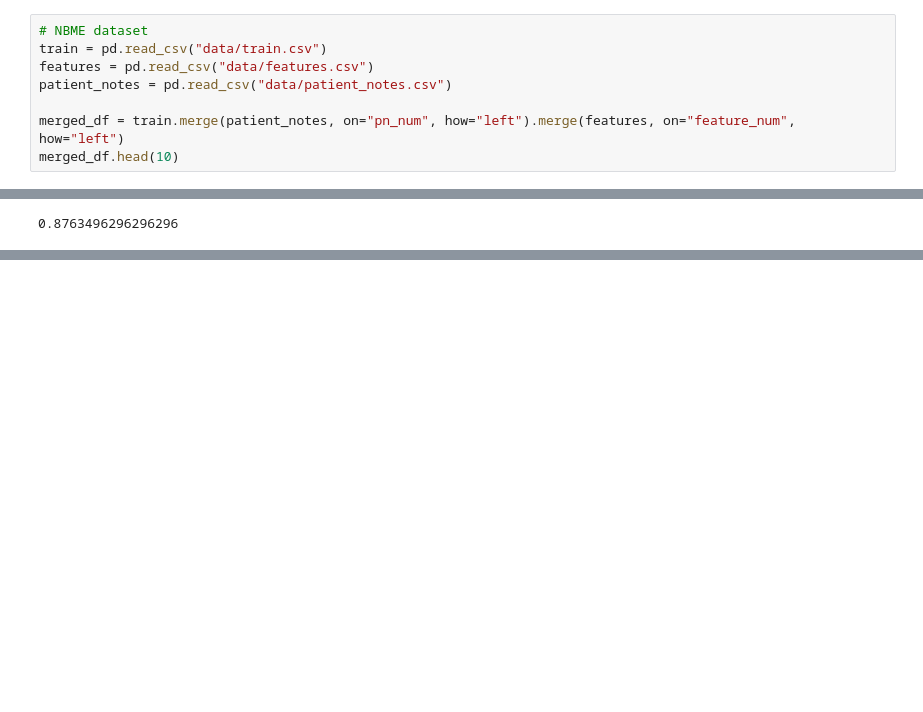
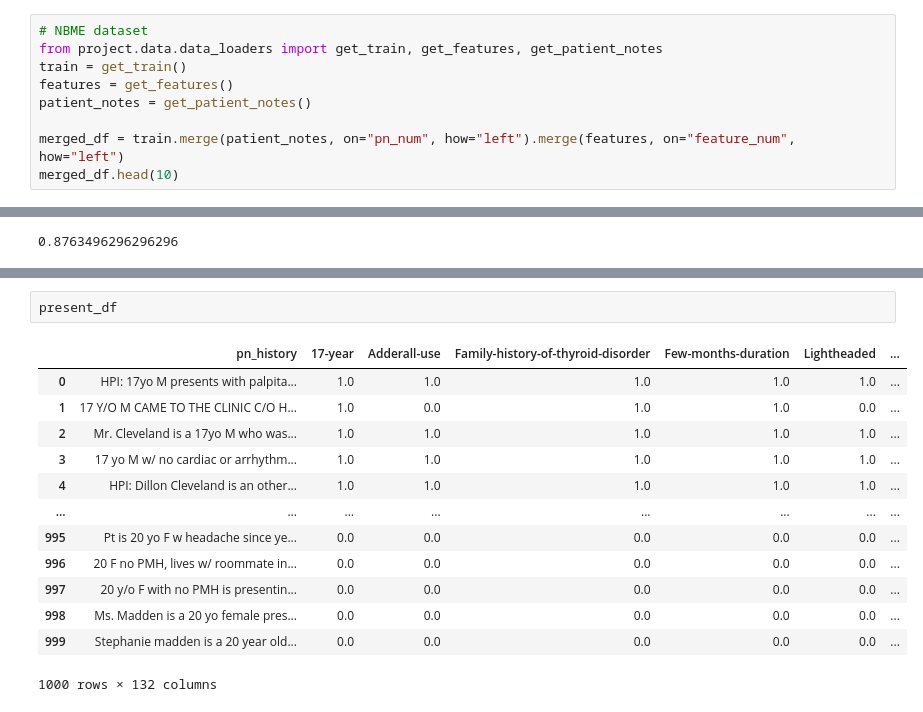
Before and after one commit to naveace/nbme_comp, a Jupyter notebook: src/project/experiments/EDA/EDA_Luke.ipynb, the cells around one changed output, grey strips where cells are left out. Saved outputs shown, nothing was run; the diff lists cells and outputs as text; blank space fills up the shorter version.

```diff
--- a/src/project/experiments/EDA/EDA_Luke.ipynb
+++ b/src/project/experiments/EDA/EDA_Luke.ipynb
@@ -21,9 +21,10 @@ The autoreload extension is already loaded. To reload it, use:
 #### Setup
 # %%
 # NBME dataset
-train = pd.read_csv("data/train.csv")
-features = pd.read_csv("data/features.csv")
-patient_notes = pd.read_csv("data/patient_notes.csv")
+from project.data.data_loaders import get_train, get_features, get_patient_notes
+train = get_train()
+features = get_features()
+patient_notes = get_patient_notes()
 
 merged_df = train.merge(patient_notes, on="pn_num", how="left").merge(features, on="feature_num", how="left")
 merged_df.head(10)
@@ -181,0 +198,16 @@ roc_auc_score(train['Nausea'], predictions)
+# %%
+present_df
+# %% [output]
+|  | pn_history | 17-year | Adderall-use | Family-history-of-thyroid-disorder | Few-months-duration | Lightheaded | ... |
+| 0 | HPI: 17yo M presents with palpita... | 1.0 | 1.0 | 1.0 | 1.0 | 1.0 | ... |
+| 1 | 17 Y/O M CAME TO THE CLINIC C/O H... | 1.0 | 0.0 | 1.0 | 1.0 | 0.0 | ... |
+| 2 | Mr. Cleveland is a 17yo M who was... | 1.0 | 1.0 | 1.0 | 1.0 | 1.0 | ... |
+| 3 | 17 yo M w/ no cardiac or arrhythm... | 1.0 | 1.0 | 1.0 | 1.0 | 1.0 | ... |
+| 4 | HPI: Dillon Cleveland is an other... | 1.0 | 1.0 | 1.0 | 1.0 | 1.0 | ... |
+| ... | ... | ... | ... | ... | ... | ... | ... |
+| 995 | Pt is 20 yo F w headache since ye... | 0.0 | 0.0 | 0.0 | 0.0 | 0.0 | ... |
+| 996 | 20 F no PMH, lives w/ roommate in... | 0.0 | 0.0 | 0.0 | 0.0 | 0.0 | ... |
+| 997 | 20 y/o F with no PMH is presentin... | 0.0 | 0.0 | 0.0 | 0.0 | 0.0 | ... |
+| 998 | Ms. Madden is a 20 yo female pres... | 0.0 | 0.0 | 0.0 | 0.0 | 0.0 | ... |
+| 999 | Stephanie madden is a 20 year old... | 0.0 | 0.0 | 0.0 | 0.0 | 0.0 | ... |
+1000 rows × 132 columns
```
Also changed, not shown: parts of 2 cells of this notebook, 1 other file.
